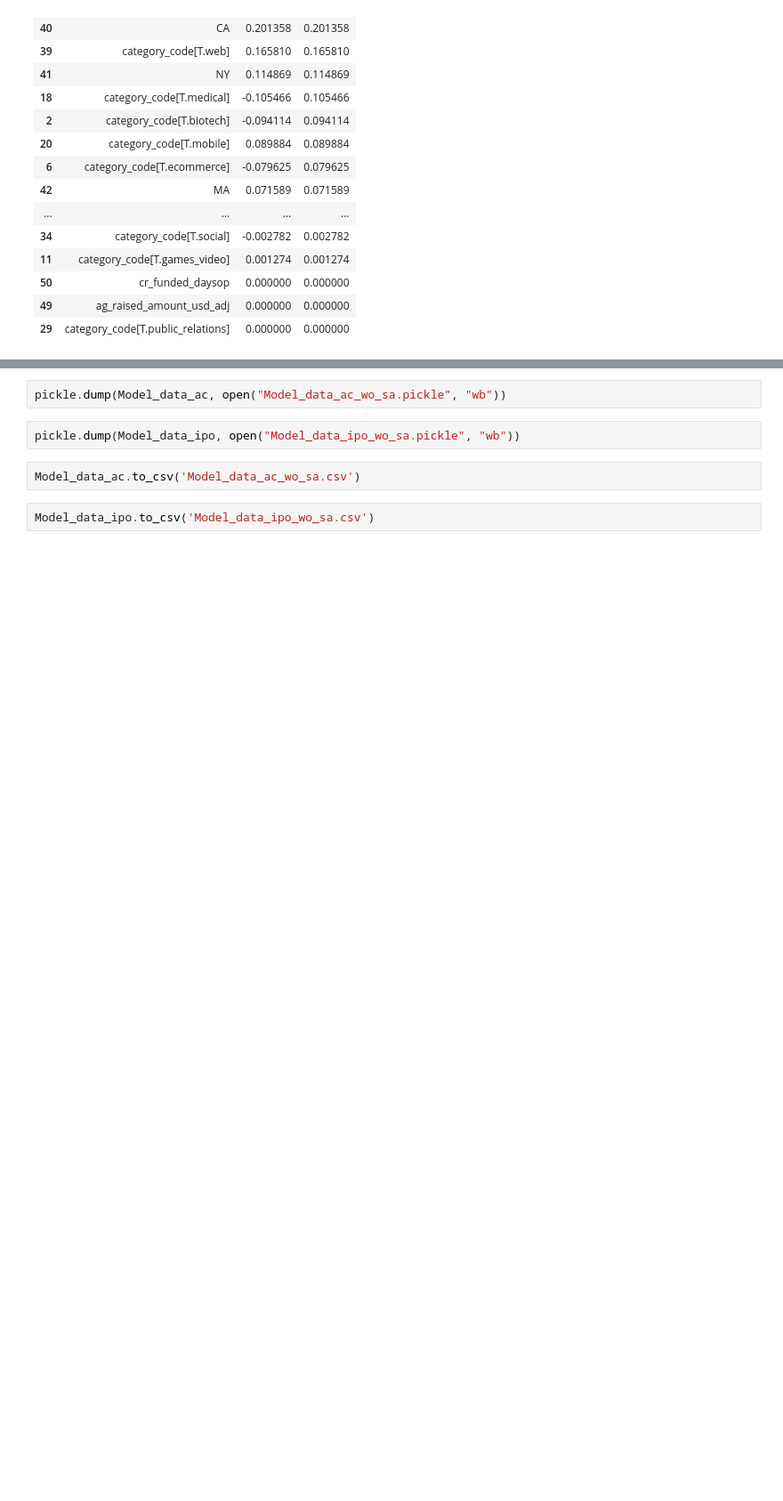
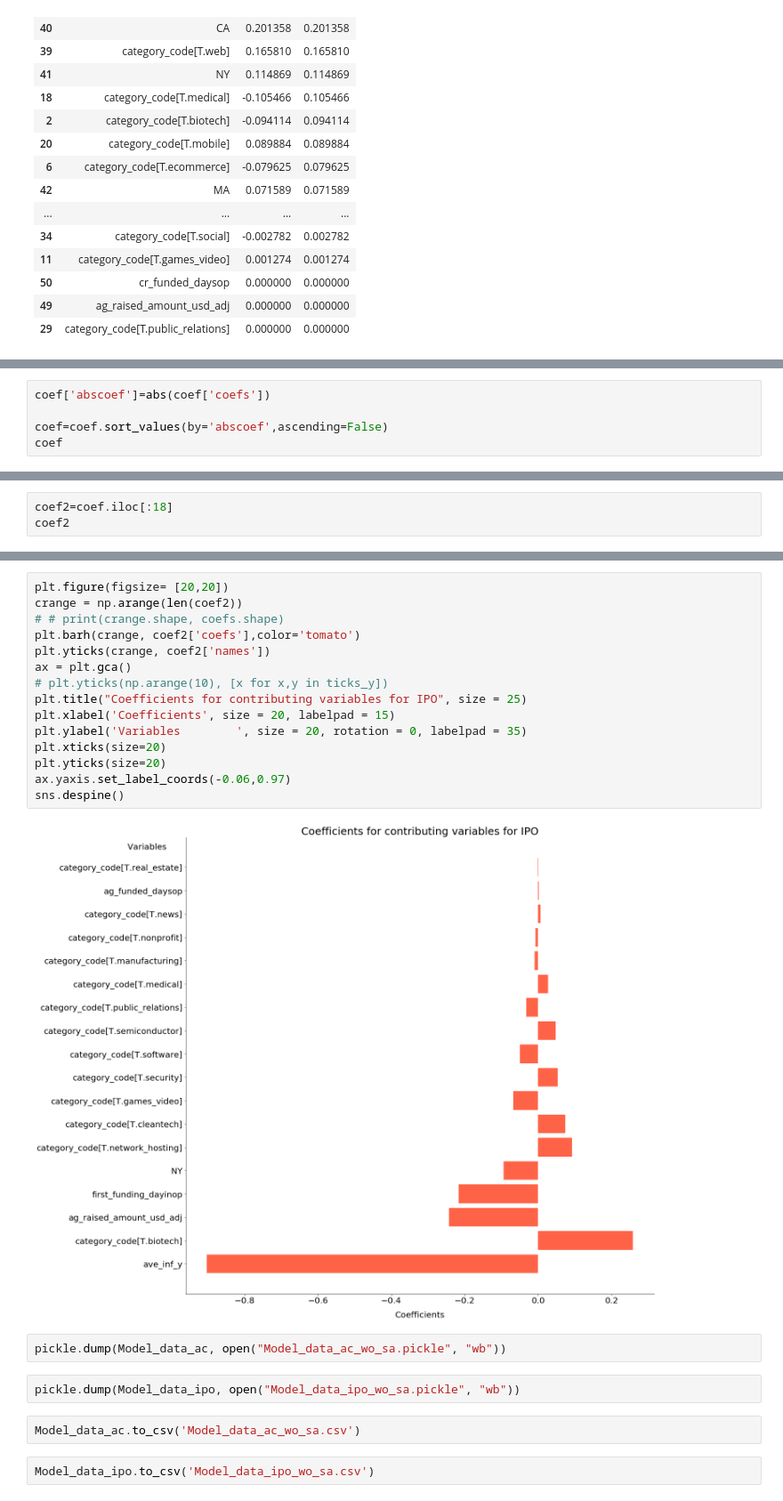
Before and after one commit to mcarolinag/start-up-classification, a Jupyter notebook: Model with more variables without Series A adjusting for inflation w GridSearchCV - df fix.ipynb, the cells around one changed output, grey strips where cells are left out. Shown: that part at 89% size. Drawn from its saved outputs; the diff is of its cells as text; blank space fills up the shorter version.

```diff
--- a/Model with more variables without Series A adjusting for inflation w GridSearchCV - df fix.ipynb
+++ b/Model with more variables without Series A adjusting for inflation w GridSearchCV - df fix.ipynb
@@ -842,0 +859,5 @@ sns.despine()
+# %%
+coef['abscoef']=abs(coef['coefs'])
+
+coef=coef.sort_values(by='abscoef',ascending=False)
+coef
@@ -842,0 +882,3 @@ sns.despine()
+# %%
+coef2=coef.iloc[:18]
+coef2
@@ -843,3 +903,20 @@ sns.despine()
+# %%
+plt.figure(figsize= [20,20])
+crange = np.arange(len(coef2))
+# # print(crange.shape, coefs.shape)
+plt.barh(crange, coef2['coefs'],color='tomato')
+plt.yticks(crange, coef2['names'])
+ax = plt.gca()
+# plt.yticks(np.arange(10), [x for x,y in ticks_y])
+plt.title("Coefficients for contributing variables for IPO", size = 25)
+plt.xlabel('Coefficients', size = 20, labelpad = 15)
+plt.ylabel('Variables        ', size = 20, rotation = 0, labelpad = 35)
+plt.xticks(size=20)
+plt.yticks(size=20)
+ax.yaxis.set_label_coords(-0.06,0.97)
+sns.despine()
+# %% [output]
+[figure, added]
 # %%
 pickle.dump(Model_data_ac, open("Model_data_ac_wo_sa.pickle", "wb"))
 # %%
```
Also changed, not shown: parts of 20 cells of this notebook, 1 other file.
